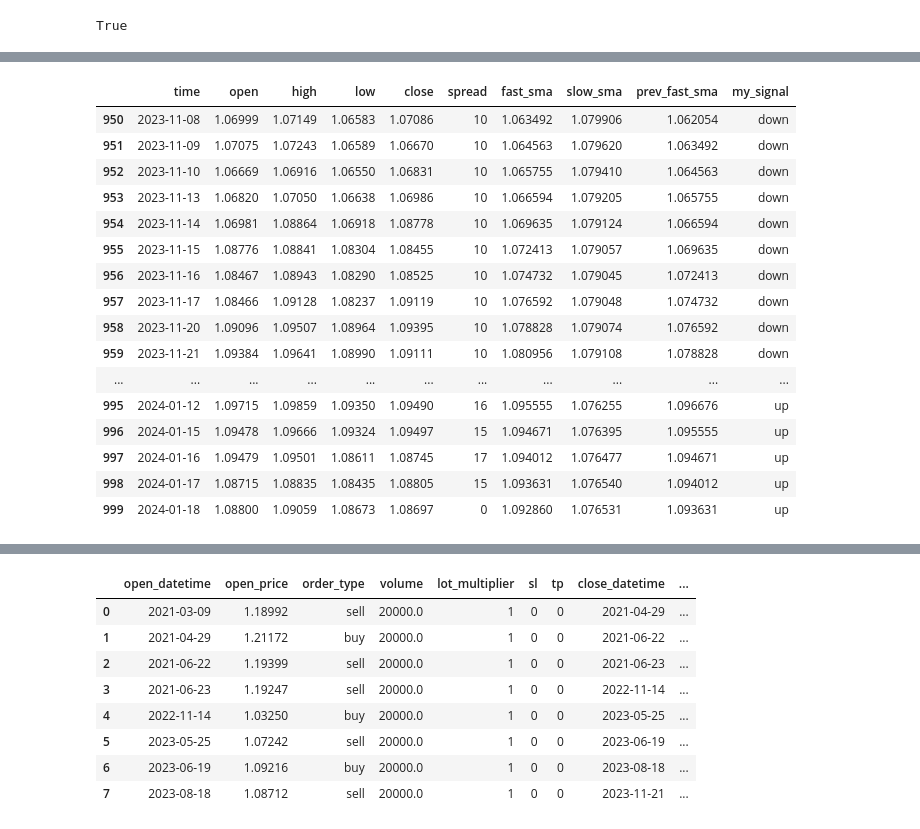
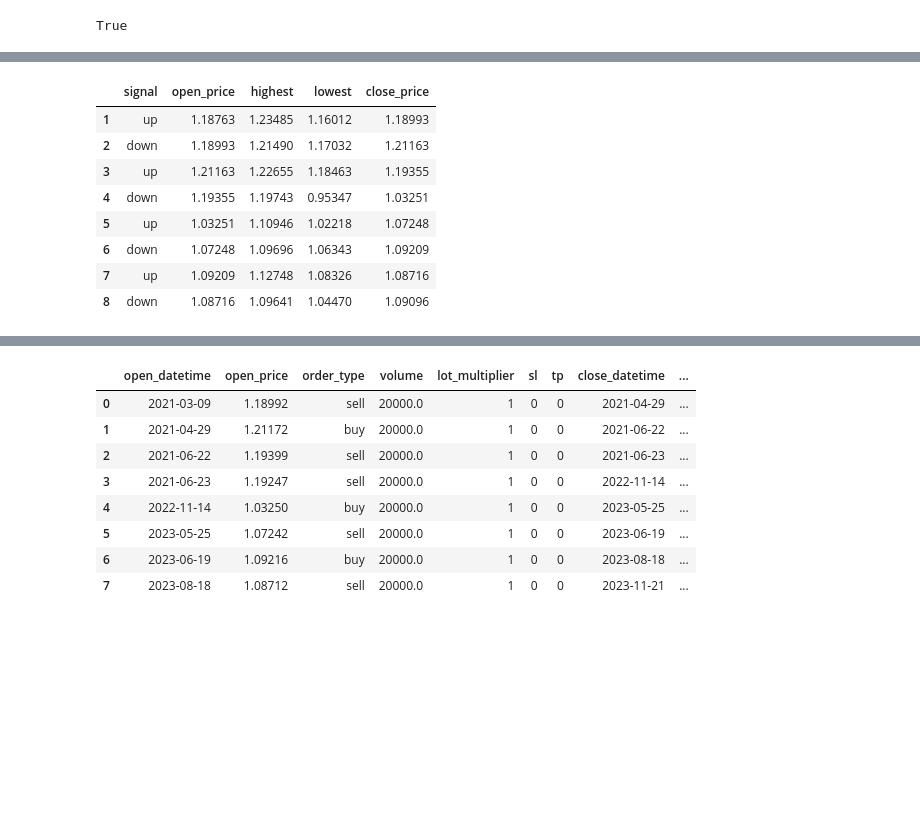
Before and after one commit to MaxJan2010/python_finance, a Jupyter notebook: src/work/strategies/moving average/strategy_03/sma-crossover_martingale.ipynb, the cells around one changed output, grey strips where cells are left out. Cells and saved outputs as stored; diff of their text form; code cells hidden in the pictures; blank space fills up the shorter version.

```diff
--- a/src/work/strategies/moving average/strategy_03/sma-crossover_martingale.ipynb
+++ b/src/work/strategies/moving average/strategy_03/sma-crossover_martingale.ipynb
@@ -64,41 +95,31 @@ df
+# %%
+deals = df.groupby((df.signal != df.signal.shift()).cumsum(), as_index= False).agg(
+  signal = ('signal', 'first'),
+  open_price = ('open', 'first'),
+  highest = ('high', 'max'),
+  lowest = ('low', 'min')
+)
+
+safety = 1
+deals['open_price'] = deals['open_price'] * safety
+deals['close_price'] = deals['open_price'].shift(-1)
+
+deals.dropna(inplace=True)
+
+display(deals)
+# %% [output]
+|  | signal | open_price | highest | lowest | close_price |
+| 1 | up | 1.18763 | 1.23485 | 1.16012 | 1.18993 |
+| 2 | down | 1.18993 | 1.21490 | 1.17032 | 1.21163 |
+| 3 | up | 1.21163 | 1.22655 | 1.18463 | 1.19355 |
+| 4 | down | 1.19355 | 1.19743 | 0.95347 | 1.03251 |
+| 5 | up | 1.03251 | 1.10946 | 1.02218 | 1.07248 |
+| 6 | down | 1.07248 | 1.09696 | 1.06343 | 1.09209 |
+| 7 | up | 1.09209 | 1.12748 | 1.08326 | 1.08716 |
+| 8 | down | 1.08716 | 1.09641 | 1.04470 | 1.09096 |
 # %%
 # Visualize Close Price
 px.line(df, x='time', y='close')
-# %%
-conditions = [
-    df['fast_sma'].gt(df['slow_sma']) & df['prev_fast_sma'].lt(df['slow_sma']), # Buy Signal
-    df['fast_sma'].lt(df['slow_sma']) & df['prev_fast_sma'].gt(df['slow_sma']), # Sell Signal
-    df['fast_sma'].gt(df['slow_sma']),
-    df['fast_sma'].lt(df['slow_sma']),
-]
-
-choices = ['buy','sell', 'up', 'down']
-
-df['my_signal'] = np.select(conditions, choices, default=None)
-
-df['my_signal'] = df['my_signal'].shift(1)
-
-# df.dropna(inplace=True)
-
-df.tail(50)
-# %% [output]
-|  | time | open | high | low | close | spread | fast_sma | slow_sma | prev_fast_sma | my_signal |
-| 950 | 2023-11-08 | 1.06999 | 1.07149 | 1.06583 | 1.07086 | 10 | 1.063492 | 1.079906 | 1.062054 | down |
-| 951 | 2023-11-09 | 1.07075 | 1.07243 | 1.06589 | 1.06670 | 10 | 1.064563 | 1.079620 | 1.063492 | down |
-| 952 | 2023-11-10 | 1.06669 | 1.06916 | 1.06550 | 1.06831 | 10 | 1.065755 | 1.079410 | 1.064563 | down |
-| 953 | 2023-11-13 | 1.06820 | 1.07050 | 1.06638 | 1.06986 | 10 | 1.066594 | 1.079205 | 1.065755 | down |
-| 954 | 2023-11-14 | 1.06981 | 1.08864 | 1.06918 | 1.08778 | 10 | 1.069635 | 1.079124 | 1.066594 | down |
-| 955 | 2023-11-15 | 1.08776 | 1.08841 | 1.08304 | 1.08455 | 10 | 1.072413 | 1.079057 | 1.069635 | down |
-| 956 | 2023-11-16 | 1.08467 | 1.08943 | 1.08290 | 1.08525 | 10 | 1.074732 | 1.079045 | 1.072413 | down |
-| 957 | 2023-11-17 | 1.08466 | 1.09128 | 1.08237 | 1.09119 | 10 | 1.076592 | 1.079048 | 1.074732 | down |
-| 958 | 2023-11-20 | 1.09096 | 1.09507 | 1.08964 | 1.09395 | 10 | 1.078828 | 1.079074 | 1.076592 | down |
-| 959 | 2023-11-21 | 1.09384 | 1.09641 | 1.08990 | 1.09111 | 10 | 1.080956 | 1.079108 | 1.078828 | down |
-| ... | ... | ... | ... | ... | ... | ... | ... | ... | ... | ... |
-| 995 | 2024-01-12 | 1.09715 | 1.09859 | 1.09350 | 1.09490 | 16 | 1.095555 | 1.076255 | 1.096676 | up |
-| 996 | 2024-01-15 | 1.09478 | 1.09666 | 1.09324 | 1.09497 | 15 | 1.094671 | 1.076395 | 1.095555 | up |
-| 997 | 2024-01-16 | 1.09479 | 1.09501 | 1.08611 | 1.08745 | 17 | 1.094012 | 1.076477 | 1.094671 | up |
-| 998 | 2024-01-17 | 1.08715 | 1.08835 | 1.08435 | 1.08805 | 15 | 1.093631 | 1.076540 | 1.094012 | up |
-| 999 | 2024-01-18 | 1.08800 | 1.09059 | 1.08673 | 1.08697 | 0 | 1.092860 | 1.076531 | 1.093631 | up |
 # %%
 def find_crossover(fast_sma, prev_fast_sma, slow_sma):
 
```
Also changed, not shown: parts of 4 cells of this notebook, 2 other files.
